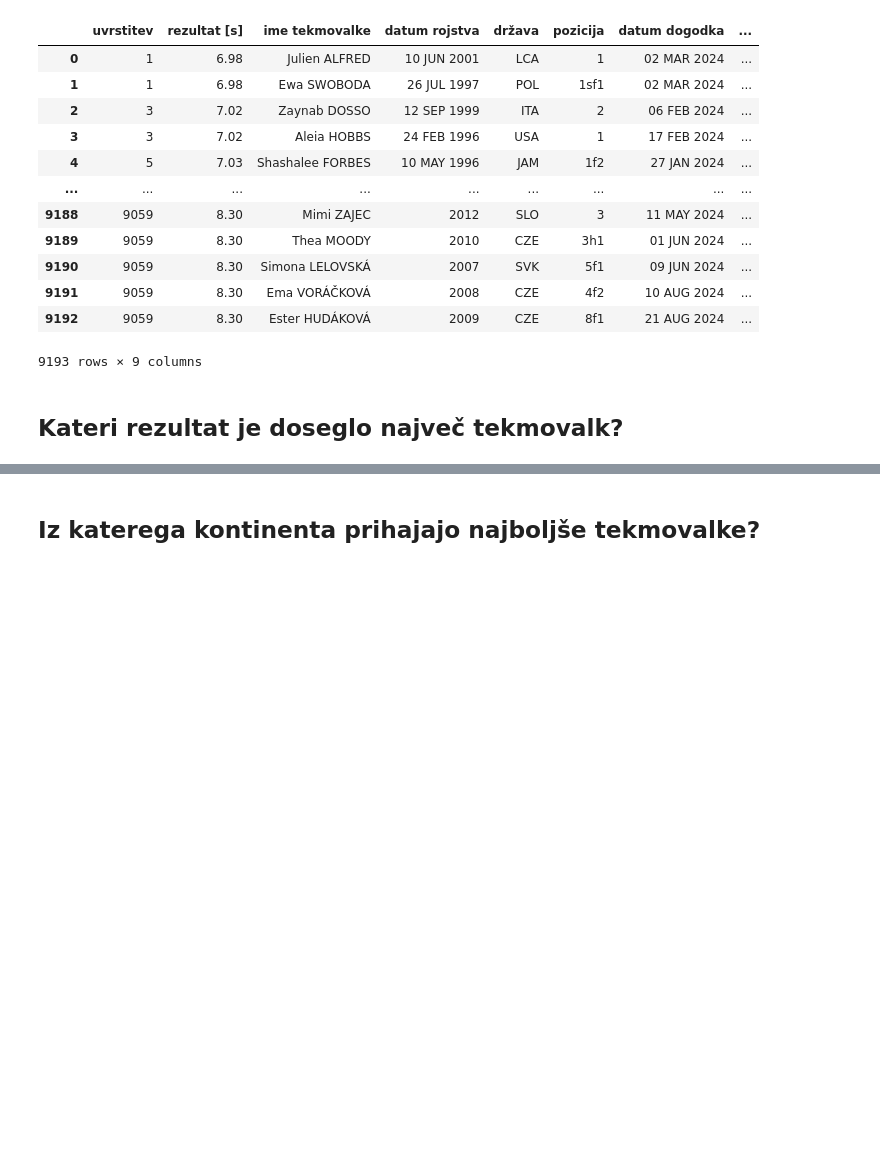
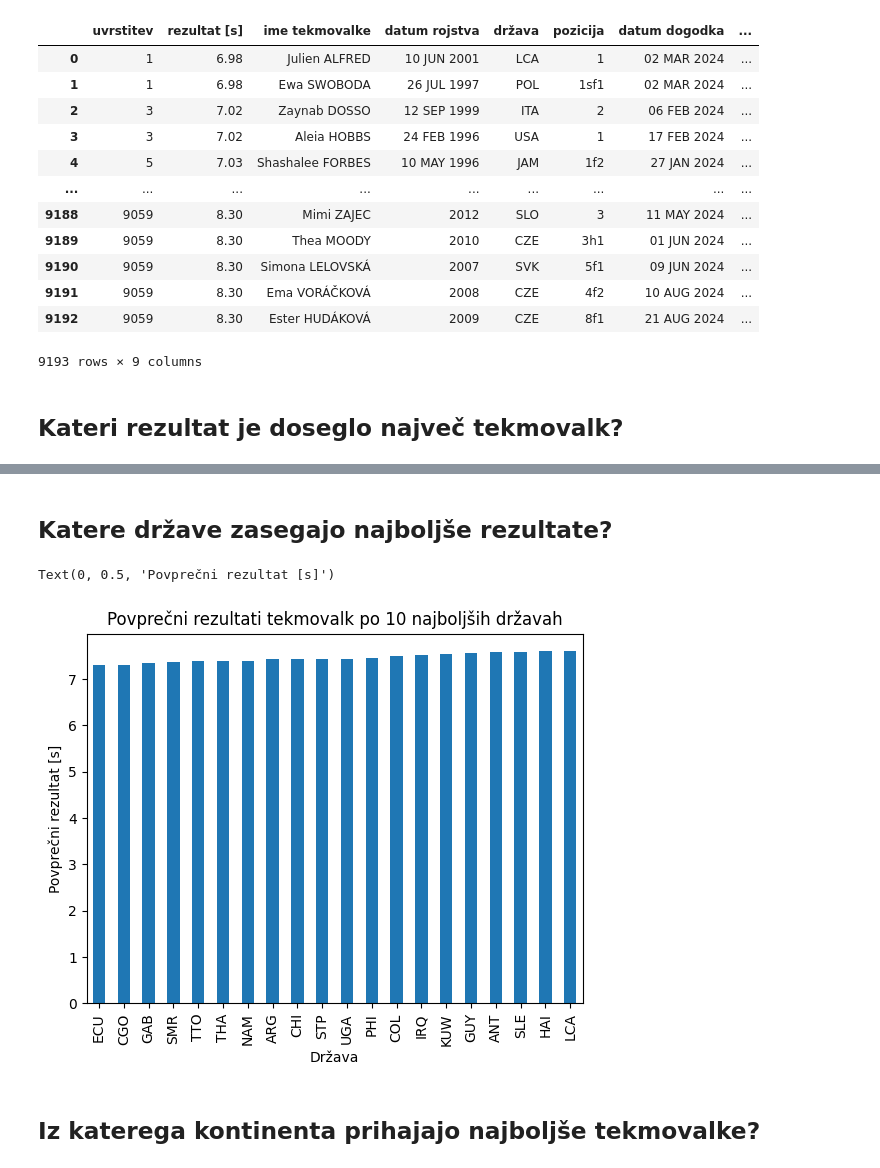
Before and after one commit to sarapolajnar/Projektna-naloga-UVP, a Jupyter notebook: analiza.ipynb, the cells around one changed output, grey strips where cells are left out. Cells and saved outputs as stored; diff of their text form; code cells hidden in the pictures; blank space fills up the shorter version.

```diff
--- a/analiza.ipynb
+++ b/analiza.ipynb
@@ -59,2 +72,15 @@ Text(0, 0.5, 'Število tekmovalk')
+# %% [markdown]
+## Katere države zasegajo najboljše rezultate?
+# %%
+rezultat_za_drzavo = tabela_podatkov.groupby('država')['rezultat [s]'].mean()
+najboljsih_deset = rezultat_za_drzavo.nsmallest(20)
+
+najboljsih_deset.plot.bar()
+plt.title('Povprečni rezultati tekmovalk po 10 najboljših državah')
+plt.xlabel('Država')
+plt.ylabel('Povprečni rezultat [s]')
+# %% [output]
+Text(0, 0.5, 'Povprečni rezultat [s]')
+[figure, added]
 # %% [markdown]
 ## Iz katerega kontinenta prihajajo najboljše tekmovalke?
```
Also changed, not shown: parts of 3 cells of this notebook.
